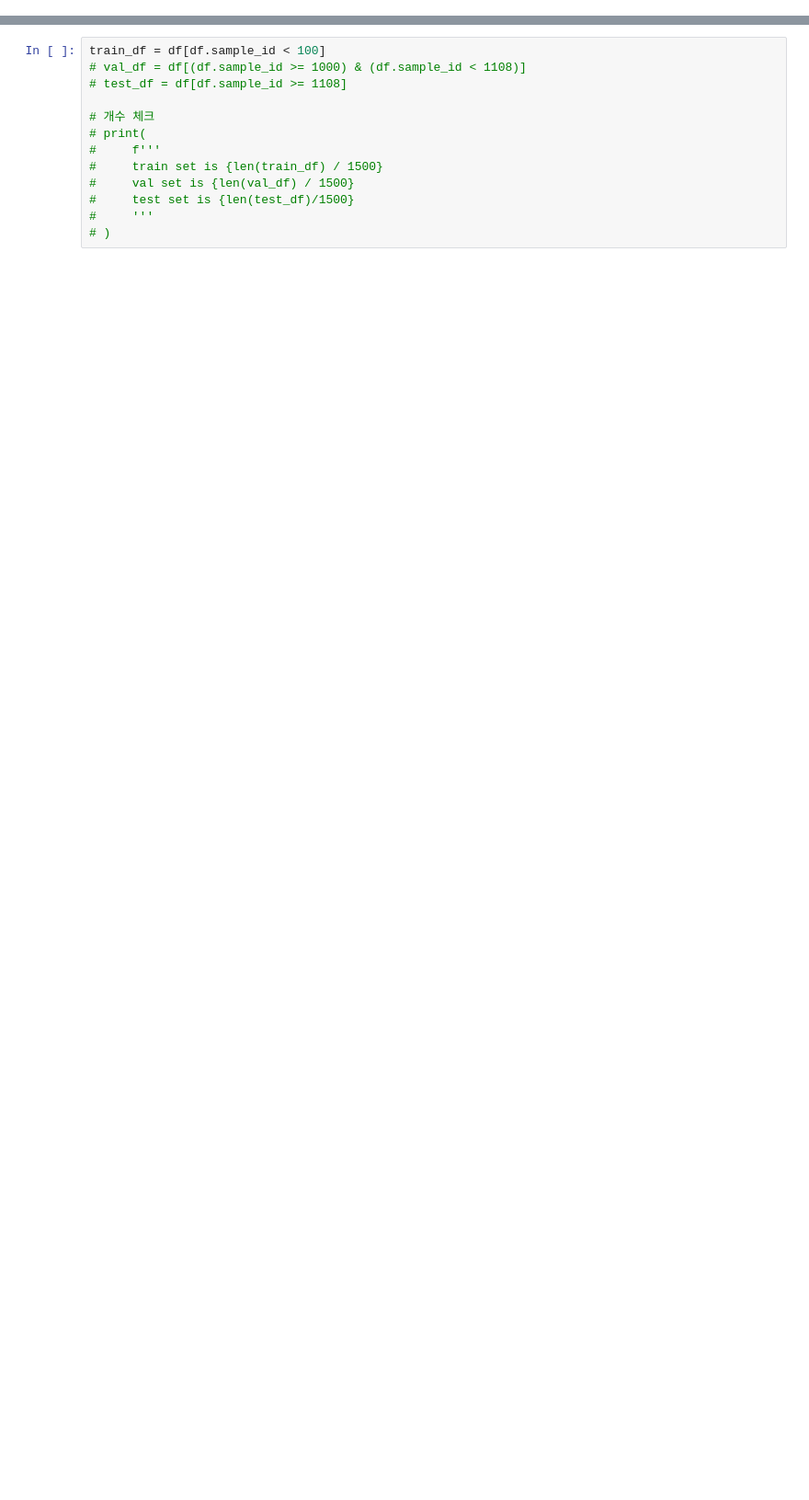
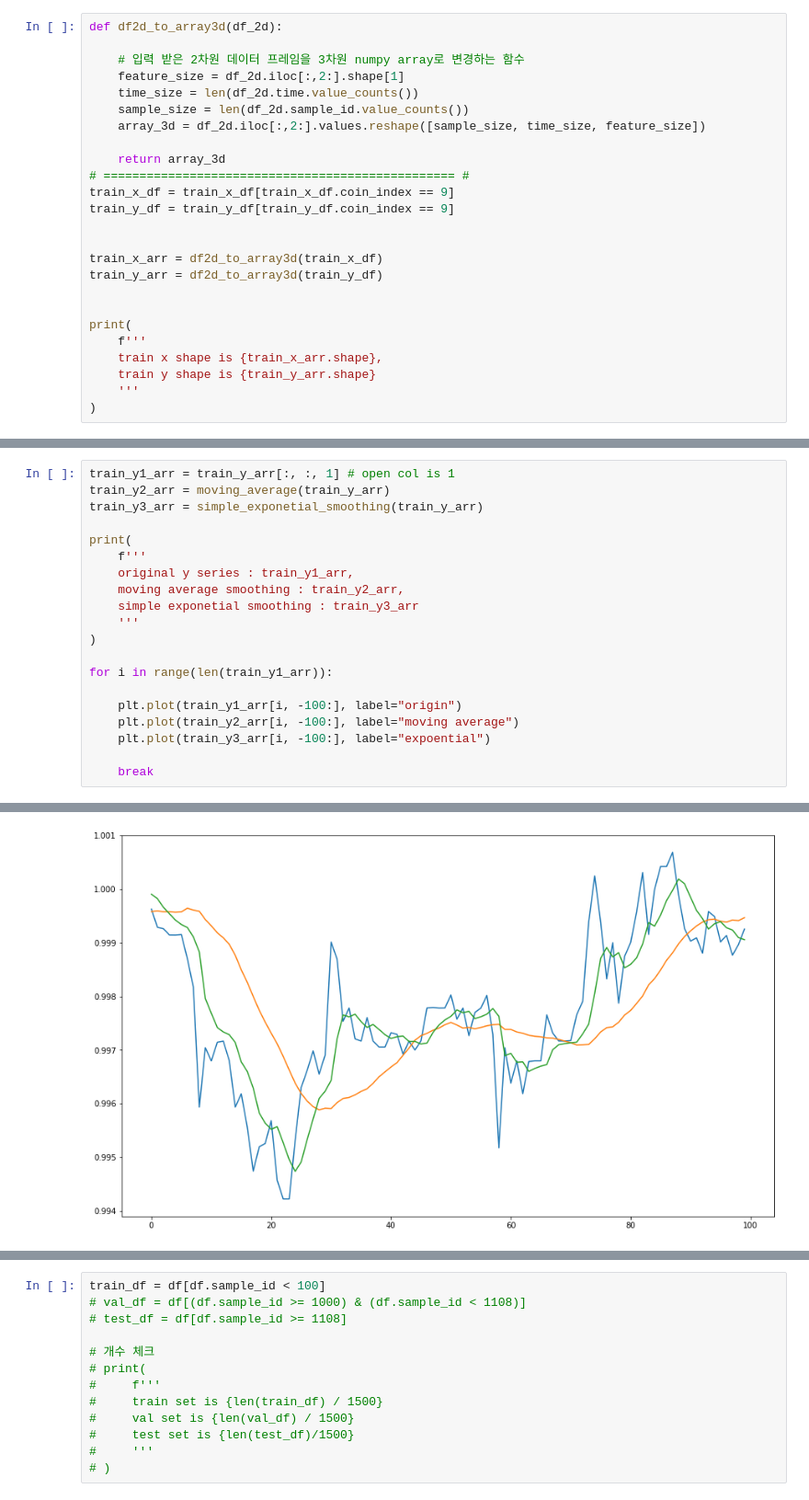
Before and after one commit to Jeongseup/DACON_BitcoinTrader, a Jupyter notebook: RNN_modeling_study1.ipynb, the cells around one changed output, grey strips where cells are left out. Shown at 92% size. Saved outputs shown, nothing was run; the diff lists cells and outputs as text; blank space fills up the shorter version.

Commit message:
time series forcasting smoothing adaption

```diff
--- a/RNN_modeling_study1.ipynb
+++ b/RNN_modeling_study1.ipynb
@@ -24,0 +39,25 @@ Populating the interactive namespace from numpy and matplotlib
+# %%
+def df2d_to_array3d(df_2d):
+
+    # 입력 받은 2차원 데이터 프레임을 3차원 numpy array로 변경하는 함수
+    feature_size = df_2d.iloc[:,2:].shape[1]
+    time_size = len(df_2d.time.value_counts())
+    sample_size = len(df_2d.sample_id.value_counts())
+    array_3d = df_2d.iloc[:,2:].values.reshape([sample_size, time_size, feature_size])
+
+    return array_3d
+# ================================================= #
+train_x_df = train_x_df[train_x_df.coin_index == 9]
+train_y_df = train_y_df[train_y_df.coin_index == 9]
+
+
+train_x_arr = df2d_to_array3d(train_x_df)
+train_y_arr = df2d_to_array3d(train_y_df)
+
+
+print(
+    f'''
+    train x shape is {train_x_arr.shape},
+    train y shape is {train_y_arr.shape}
+    '''
+)
@@ -24,0 +94,21 @@ Populating the interactive namespace from numpy and matplotlib
+# %%
+train_y1_arr = train_y_arr[:, :, 1] # open col is 1
+train_y2_arr = moving_average(train_y_arr)
+train_y3_arr = simple_exponetial_smoothing(train_y_arr)
+
+print(
+    f'''
+    original y series : train_y1_arr,
+    moving average smoothing : train_y2_arr,
+    simple exponetial smoothing : train_y3_arr
+    '''
+)
+
+for i in range(len(train_y1_arr)):
+
+    plt.plot(train_y1_arr[i, -100:], label="origin")
+    plt.plot(train_y2_arr[i, -100:], label="moving average")
+    plt.plot(train_y3_arr[i, -100:], label="expoential")
+
+    break
+# %% [output]
@@ -24,0 +118 @@ Populating the interactive namespace from numpy and matplotlib
+[figure, added]
```
Also changed, not shown: parts of 29 cells of this notebook, 2 other files.
